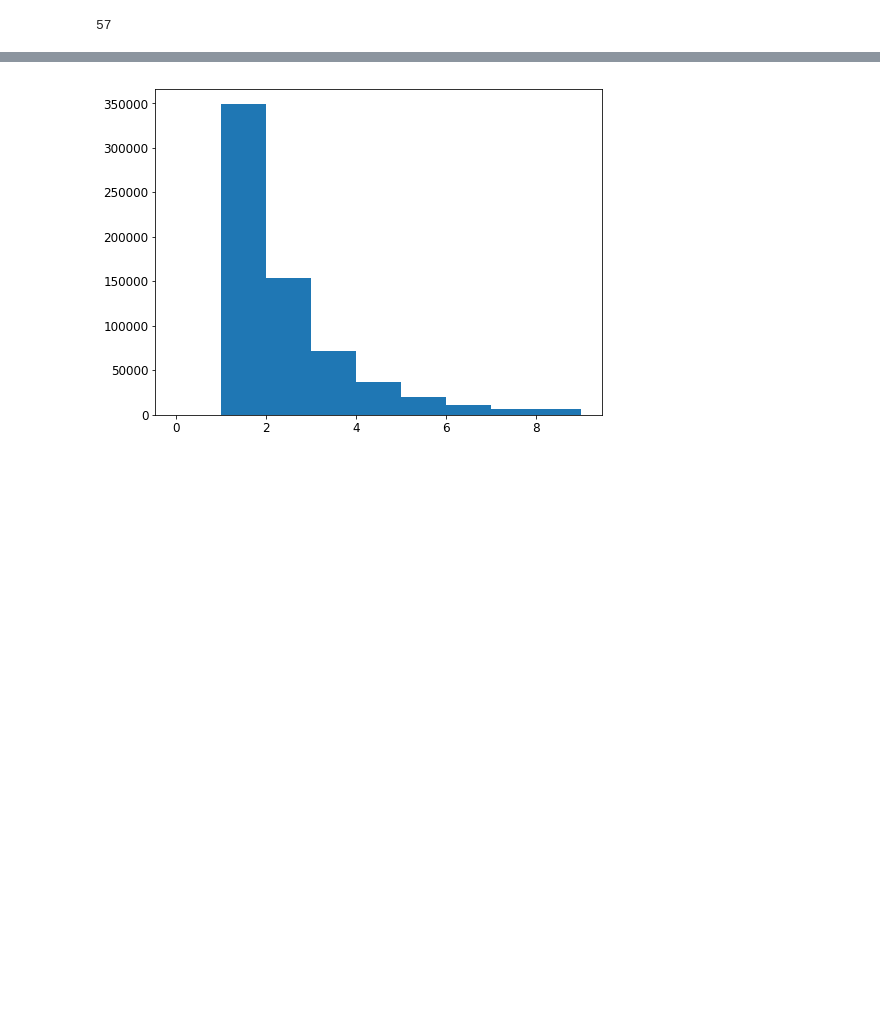
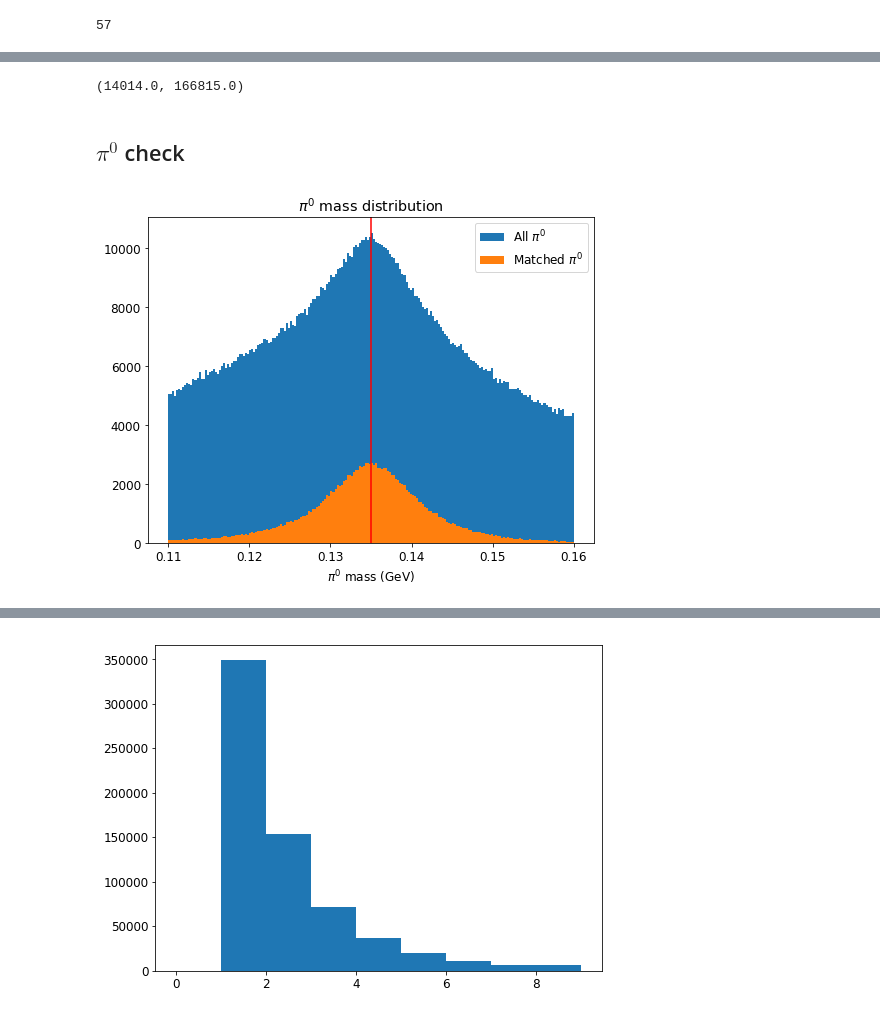
Before and after one commit to ch2ohch2oh/sigma_selection, a Jupyter notebook: notebooks/sigma_v6.ipynb, the cells around one changed output, grey strips where cells are left out. Cells and saved outputs as stored; diff of their text form; code cells hidden in the pictures; blank space fills up the shorter version.

Commit message:
More plots and better structure

```diff
--- a/notebooks/sigma_v6.ipynb
+++ b/notebooks/sigma_v6.ipynb
@@ -16,5 +18,5 @@ len(rootfiles)
 # %% [output]
 100
 # %%
-loose = read_root(rootfiles, 'good')
+data = read_root(rootfiles, 'good')
 # %%
@@ -42,0 +76,19 @@ loose.head(10)
+# %%
+sum(data.isSignal), sum(data.pi0_isSignal)
+# %% [output]
+(14014.0, 166815.0)
+# %% [markdown]
+## $\pi^0$ check
+# %%
+def plot_pi0_mass(data):
+    plt.hist(data.pi0_M, range = [0.11, 0.16], label = 'All $\pi^0$')
+    # plt.hist(loose[(loose.gamma1_E > 0.1) & (loose.gamma2_E > 0.1)].pi0_M, range = [0.11, 0.16], label = 'gamma')
+    plt.hist(data[data.pi0_isSignal == 1].pi0_M, range = [0.11, 0.16], label = 'Matched $\pi^0$')
+    plt.axvline(x = pdg.get('pi0').Mass(), color = 'red')
+    plt.legend()
+    plt.title('$\pi^0$ mass distribution')
+    plt.xlabel('$\pi^0$ mass (GeV)')
+    plt.show()
+plot_pi0_mass(data)
+# %% [output]
+[figure, added]
```
Also changed, not shown: parts of 26 cells of this notebook.
